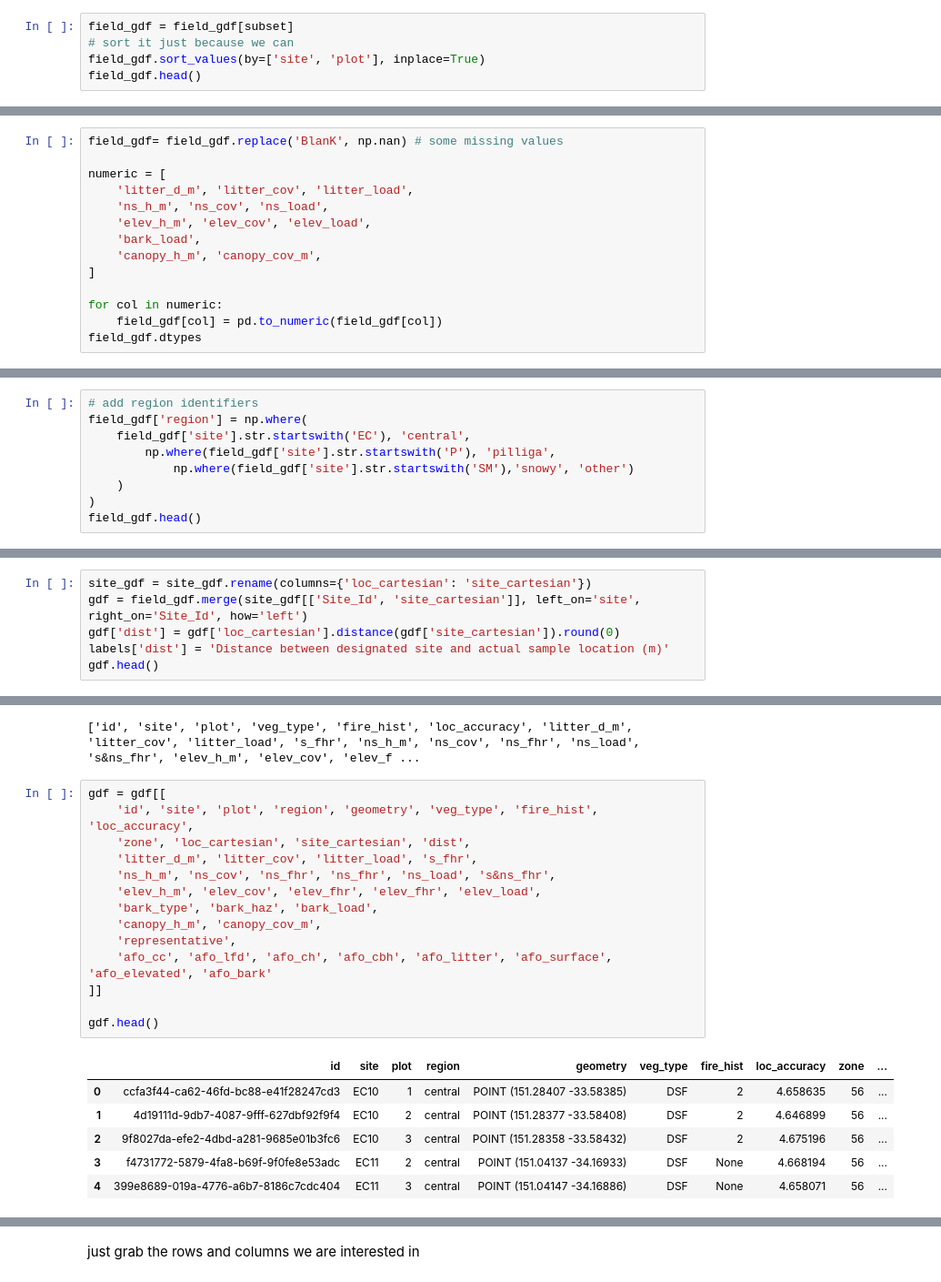
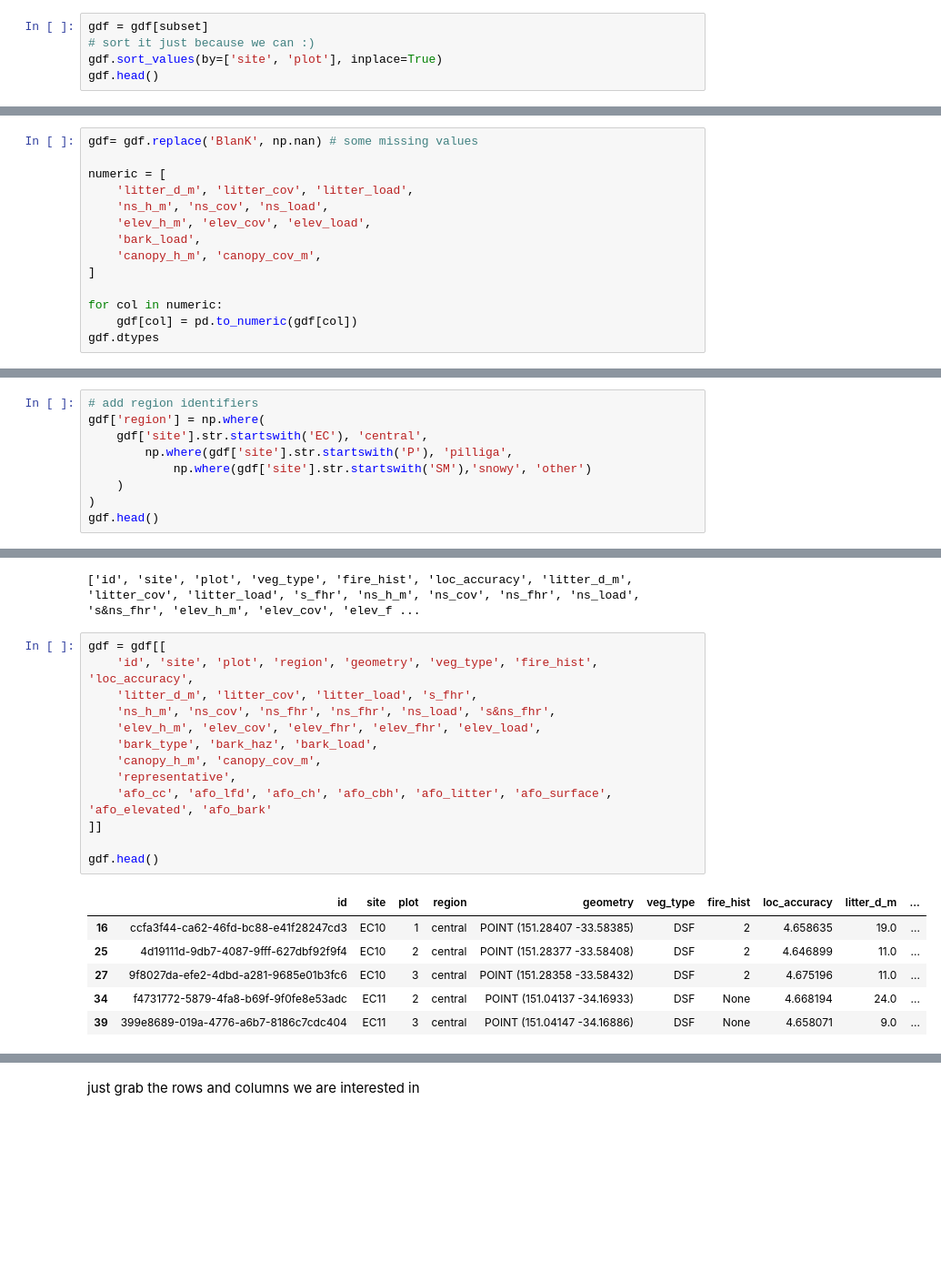
Before and after one commit to Geoffysicist/AFO_validation, a Jupyter notebook: AFO_fd_data_exploration_20220330.ipynb, the cells around one changed output, grey strips where cells are left out. Shown at 91% size. Drawn from its saved outputs; the diff is of its cells as text; blank space fills up the shorter version.

```diff
--- a/AFO_fd_data_exploration_20220330.ipynb
+++ b/AFO_fd_data_exploration_20220330.ipynb
@@ -293,10 +312,10 @@ for field in presence_absence_fields:
 # %% [markdown]
 cut down the number of columns
 # %%
-field_gdf = field_gdf[subset]
-# sort it just because we can
-field_gdf.sort_values(by=['site', 'plot'], inplace=True)
-field_gdf.head()
+gdf = gdf[subset]
+# sort it just because we can :)
+gdf.sort_values(by=['site', 'plot'], inplace=True)
+gdf.head()
 # %% [output]
 |  | id | site | plot | veg_type | fire_hist | loc_accuracy | litter_d_m | litter_cov | litter_load | ... |
 | 16 | ccfa3f44-ca62-46fd-bc88-e41f28247cd3 | EC10 | 1 | DSF | 2 | 4.658635 | 19.0 | 100 | 5 | ... |
@@ -310,5 +329,5 @@ shapefile data are imported as objects so need to convert ot data types that can
 # %%
-field_gdf= field_gdf.replace('BlanK', np.nan) # some missing values
+gdf= gdf.replace('BlanK', np.nan) # some missing values
 
 numeric = [
     'litter_d_m', 'litter_cov', 'litter_load',
@@ -319,8 +338,8 @@ numeric = [
 ]
 
 for col in numeric:
-    field_gdf[col] = pd.to_numeric(field_gdf[col])
-field_gdf.dtypes
+    gdf[col] = pd.to_numeric(gdf[col])
+gdf.dtypes
 # %% [output]
 id                  object
 site                object
@@ -341,13 +360,13 @@ geometry          geometry
 dtype: object
 # %%
 # add region identifiers
-field_gdf['region'] = np.where(
-    field_gdf['site'].str.startswith('EC'), 'central',
-        np.where(field_gdf['site'].str.startswith('P'), 'pilliga',
-            np.where(field_gdf['site'].str.startswith('SM'),'snowy', 'other')
+gdf['region'] = np.where(
+    gdf['site'].str.startswith('EC'), 'central',
+        np.where(gdf['site'].str.startswith('P'), 'pilliga',
+            np.where(gdf['site'].str.startswith('SM'),'snowy', 'other')
     )
 )
-field_gdf.head()
+gdf.head()
 # %% [output]
 |  | id | site | plot | veg_type | fire_hist | loc_accuracy | litter_d_m | litter_cov | litter_load | ... |
 | 16 | ccfa3f44-ca62-46fd-bc88-e41f28247cd3 | EC10 | 1 | DSF | 2 | 4.658635 | 19.0 | 100 | 5.00 | ... |
@@ -391,6 +377,0 @@ merge the site and field tables then determine the distance between the nominal
-# %%
-site_gdf = site_gdf.rename(columns={'loc_cartesian': 'site_cartesian'})
-gdf = field_gdf.merge(site_gdf[['Site_Id', 'site_cartesian']], left_on='site', right_on='Site_Id', how='left')
-gdf['dist'] = gdf['loc_cartesian'].distance(gdf['site_cartesian']).round(0)
-labels['dist'] = 'Distance between designated site and actual sample location (m)'
-gdf.head()
@@ -544,21 +504,20 @@ print(list(gdf.columns.values))
 # %%
 gdf = gdf[[
     'id', 'site', 'plot', 'region', 'geometry', 'veg_type', 'fire_hist', 'loc_accuracy',
-    'zone', 'loc_cartesian', 'site_cartesian', 'dist',
     'litter_d_m', 'litter_cov', 'litter_load', 's_fhr',
     'ns_h_m', 'ns_cov', 'ns_fhr', 'ns_fhr', 'ns_load', 's&ns_fhr',
     'elev_h_m', 'elev_cov', 'elev_fhr', 'elev_fhr', 'elev_load',
     'bark_type', 'bark_haz', 'bark_load',
     'canopy_h_m', 'canopy_cov_m',
     'representative',
     'afo_cc', 'afo_lfd', 'afo_ch', 'afo_cbh', 'afo_litter', 'afo_surface', 'afo_elevated', 'afo_bark'
 ]]
 
 gdf.head()
 # %% [output]
-|  | id | site | plot | region | geometry | veg_type | fire_hist | loc_accuracy | zone | ... |
-| 0 | ccfa3f44-ca62-46fd-bc88-e41f28247cd3 | EC10 | 1 | central | POINT (151.28407 -33.58385) | DSF | 2 | 4.658635 | 56 | ... |
-| 1 | 4d19111d-9db7-4087-9fff-627dbf92f9f4 | EC10 | 2 | central | POINT (151.28377 -33.58408) | DSF | 2 | 4.646899 | 56 | ... |
-| 2 | 9f8027da-efe2-4dbd-a281-9685e01b3fc6 | EC10 | 3 | central | POINT (151.28358 -33.58432) | DSF | 2 | 4.675196 | 56 | ... |
-| 3 | f4731772-5879-4fa8-b69f-9f0fe8e53adc | EC11 | 2 | central | POINT (151.04137 -34.16933) | DSF | None | 4.668194 | 56 | ... |
-| 4 | 399e8689-019a-4776-a6b7-8186c7cdc404 | EC11 | 3 | central | POINT (151.04147 -34.16886) | DSF | None | 4.658071 | 56 | ... |
+|  | id | site | plot | region | geometry | veg_type | fire_hist | loc_accuracy | litter_d_m | ... |
+| 16 | ccfa3f44-ca62-46fd-bc88-e41f28247cd3 | EC10 | 1 | central | POINT (151.28407 -33.58385) | DSF | 2 | 4.658635 | 19.0 | ... |
+| 25 | 4d19111d-9db7-4087-9fff-627dbf92f9f4 | EC10 | 2 | central | POINT (151.28377 -33.58408) | DSF | 2 | 4.646899 | 11.0 | ... |
+| 27 | 9f8027da-efe2-4dbd-a281-9685e01b3fc6 | EC10 | 3 | central | POINT (151.28358 -33.58432) | DSF | 2 | 4.675196 | 11.0 | ... |
+| 34 | f4731772-5879-4fa8-b69f-9f0fe8e53adc | EC11 | 2 | central | POINT (151.04137 -34.16933) | DSF | None | 4.668194 | 24.0 | ... |
+| 39 | 399e8689-019a-4776-a6b7-8186c7cdc404 | EC11 | 3 | central | POINT (151.04147 -34.16886) | DSF | None | 4.658071 | 9.0 | ... |
```
Also changed, not shown: parts of 58 cells of this notebook.
